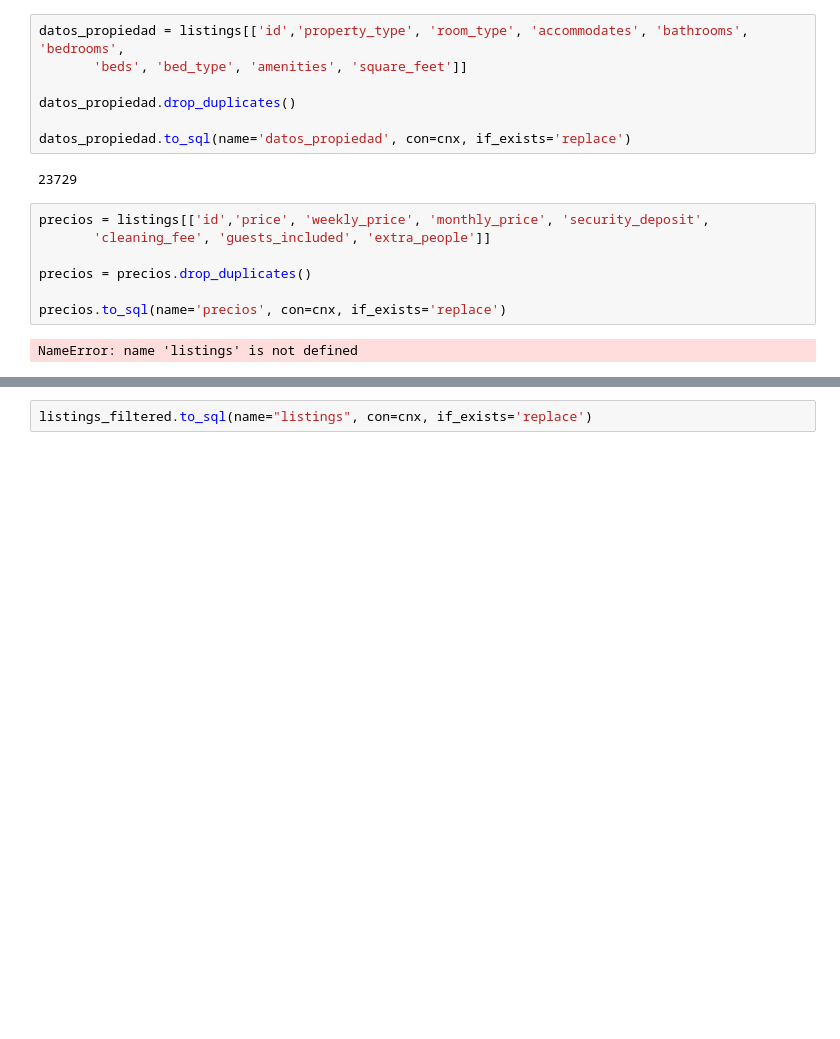
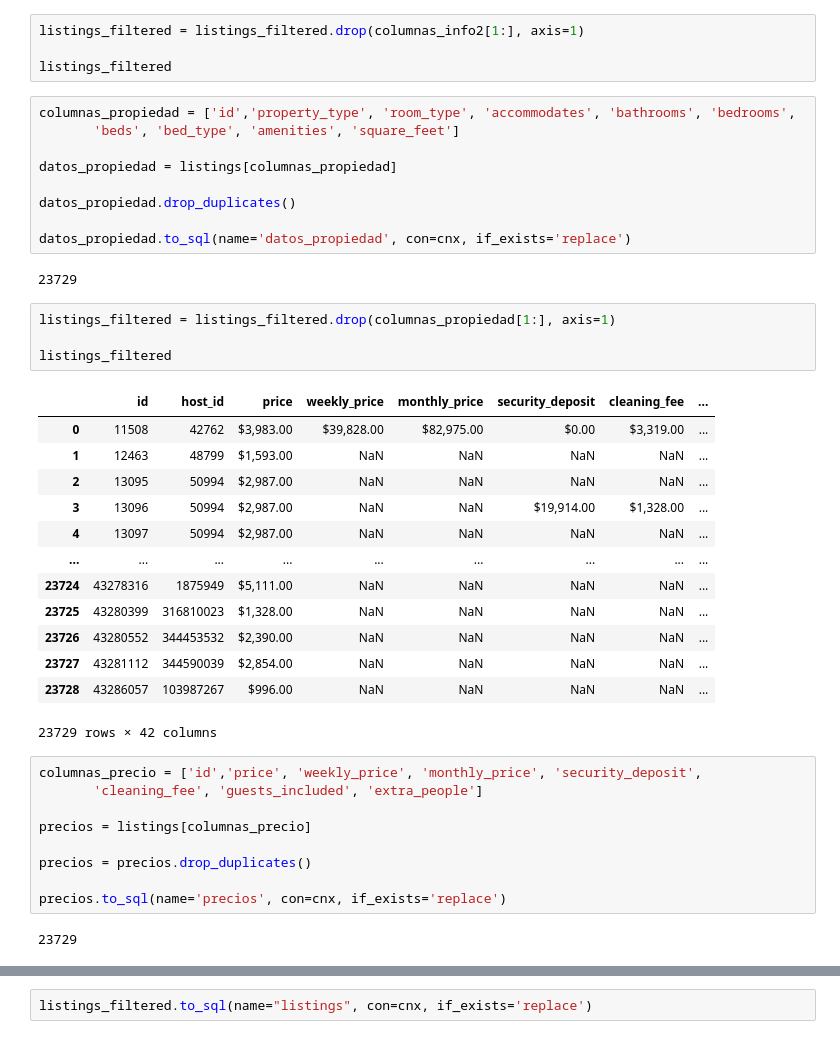
Before and after one commit to javierbengolea/DS_AirBnB, a Jupyter notebook: proyecto/Proyecto.ipynb, the cells around one changed output, grey strips where cells are left out. Cells and saved outputs as stored; diff of their text form; blank space fills up the shorter version.

```diff
--- a/proyecto/Proyecto.ipynb
+++ b/proyecto/Proyecto.ipynb
@@ -281,21 +241,47 @@ location = location.drop_duplicates()
 location.to_sql(name='location', con = cnx, if_exists="replace")
 # %% [output]
 23729
+# %%
+listings_filtered = listings_filtered.drop(columnas_info2[1:], axis=1)
+
+listings_filtered
 # %%
-datos_propiedad = listings[['id','property_type', 'room_type', 'accommodates', 'bathrooms', 'bedrooms',
-       'beds', 'bed_type', 'amenities', 'square_feet']]
+columnas_propiedad = ['id','property_type', 'room_type', 'accommodates', 'bathrooms', 'bedrooms',
+       'beds', 'bed_type', 'amenities', 'square_feet']
+
+datos_propiedad = listings[columnas_propiedad]
 
 datos_propiedad.drop_duplicates()
 
 datos_propiedad.to_sql(name='datos_propiedad', con=cnx, if_exists='replace')
 # %% [output]
 23729
+# %%
+listings_filtered = listings_filtered.drop(columnas_propiedad[1:], axis=1)
+
+listings_filtered
+# %% [output]
+|  | id | host_id | price | weekly_price | monthly_price | security_deposit | cleaning_fee | ... |
+| 0 | 11508 | 42762 | $3,983.00 | $39,828.00 | $82,975.00 | $0.00 | $3,319.00 | ... |
+| 1 | 12463 | 48799 | $1,593.00 | NaN | NaN | NaN | NaN | ... |
+| 2 | 13095 | 50994 | $2,987.00 | NaN | NaN | NaN | NaN | ... |
+| 3 | 13096 | 50994 | $2,987.00 | NaN | NaN | $19,914.00 | $1,328.00 | ... |
+| 4 | 13097 | 50994 | $2,987.00 | NaN | NaN | NaN | NaN | ... |
+| ... | ... | ... | ... | ... | ... | ... | ... | ... |
+| 23724 | 43278316 | 1875949 | $5,111.00 | NaN | NaN | NaN | NaN | ... |
+| 23725 | 43280399 | 316810023 | $1,328.00 | NaN | NaN | NaN | NaN | ... |
+| 23726 | 43280552 | 344453532 | $2,390.00 | NaN | NaN | NaN | NaN | ... |
+| 23727 | 43281112 | 344590039 | $2,854.00 | NaN | NaN | NaN | NaN | ... |
+| 23728 | 43286057 | 103987267 | $996.00 | NaN | NaN | NaN | NaN | ... |
+23729 rows × 42 columns
 # %%
-precios = listings[['id','price', 'weekly_price', 'monthly_price', 'security_deposit',
-       'cleaning_fee', 'guests_included', 'extra_people']]
+columnas_precio = ['id','price', 'weekly_price', 'monthly_price', 'security_deposit',
+       'cleaning_fee', 'guests_included', 'extra_people']
+
+precios = listings[columnas_precio]
 
 precios = precios.drop_duplicates()
 
 precios.to_sql(name='precios', con=cnx, if_exists='replace')
 # %% [output]
-NameError: name 'listings' is not defined
+23729
```
Also changed, not shown: parts of 36 cells of this notebook.
